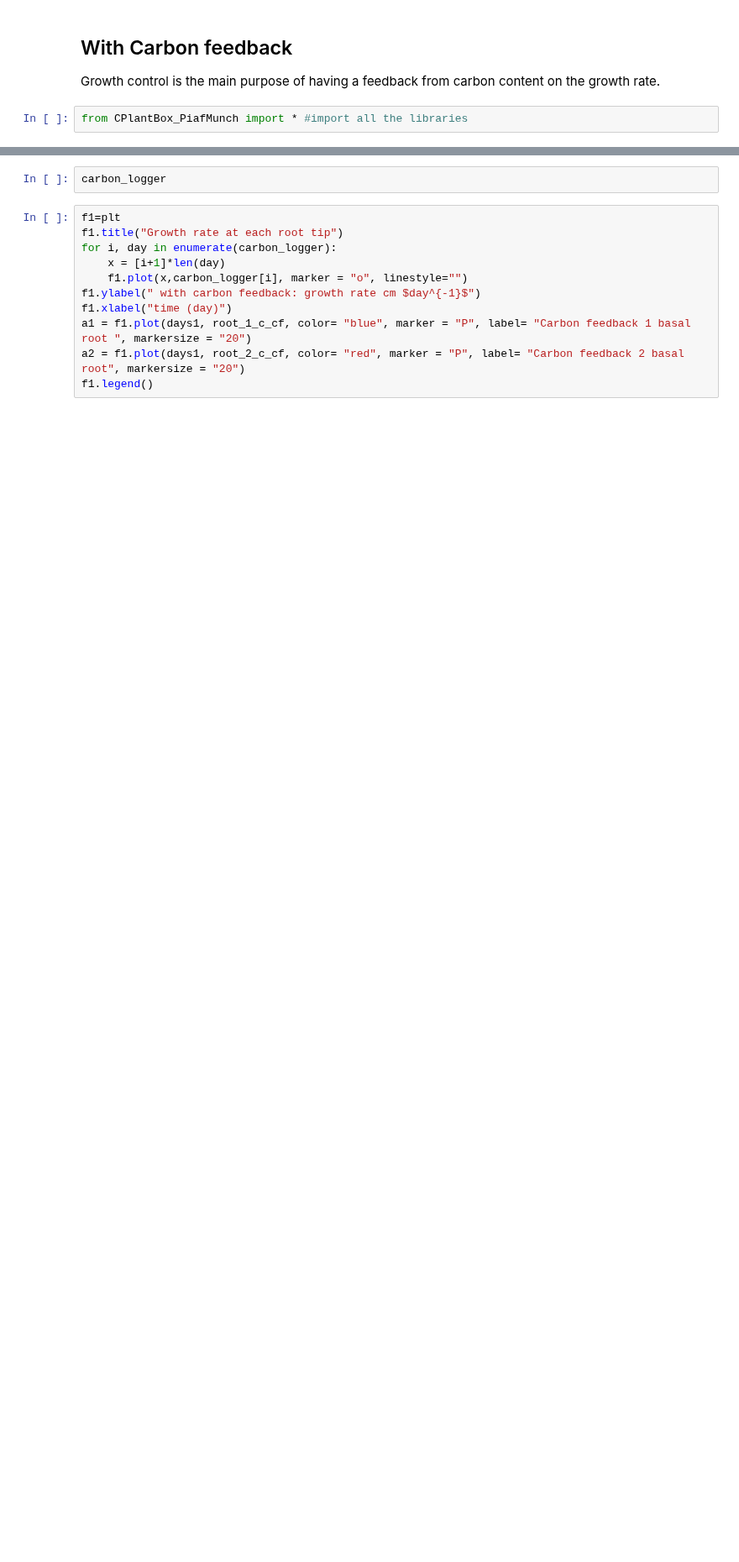
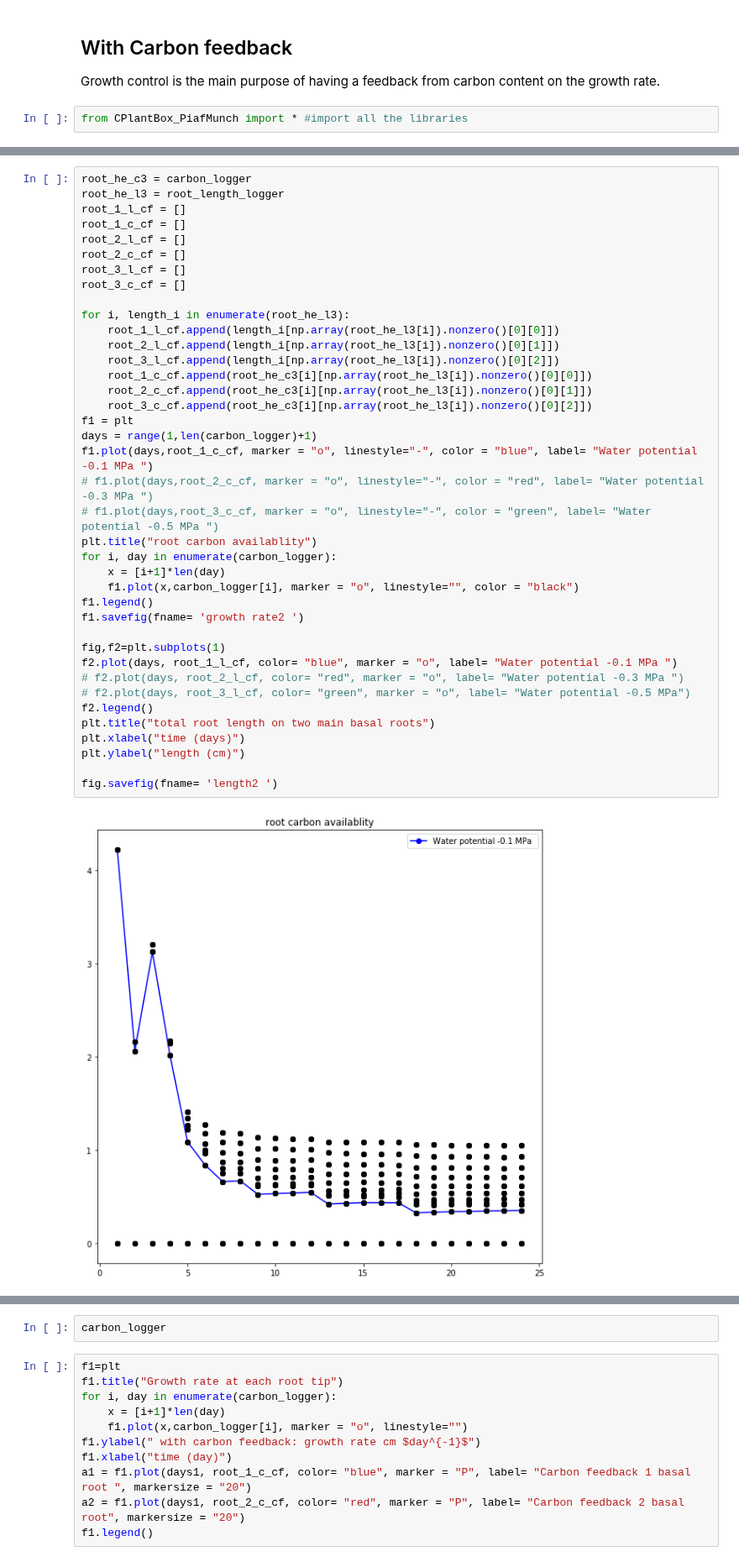
Before and after one commit to Plant-Root-Soil-Interactions-Modelling/CPlantBox, a Jupyter notebook: tutorial/jupyter/NoFB_vs_FB.ipynb, the cells around one changed output, grey strips where cells are left out. Shown at 84% size. Saved outputs shown, nothing was run; the diff lists cells and outputs as text; blank space fills up the shorter version.

```diff
--- a/tutorial/jupyter/NoFB_vs_FB.ipynb
+++ b/tutorial/jupyter/NoFB_vs_FB.ipynb
@@ -158,0 +589,41 @@ Soil_water
+# %%
+root_he_c3 = carbon_logger
+root_he_l3 = root_length_logger
+root_1_l_cf = []
+root_1_c_cf = []
+root_2_l_cf = []
+root_2_c_cf = []
+root_3_l_cf = []
+root_3_c_cf = []
+
+for i, length_i in enumerate(root_he_l3):
+    root_1_l_cf.append(length_i[np.array(root_he_l3[i]).nonzero()[0][0]])
+    root_2_l_cf.append(length_i[np.array(root_he_l3[i]).nonzero()[0][1]])
+    root_3_l_cf.append(length_i[np.array(root_he_l3[i]).nonzero()[0][2]])
+    root_1_c_cf.append(root_he_c3[i][np.array(root_he_l3[i]).nonzero()[0][0]])
+    root_2_c_cf.append(root_he_c3[i][np.array(root_he_l3[i]).nonzero()[0][1]])
+    root_3_c_cf.append(root_he_c3[i][np.array(root_he_l3[i]).nonzero()[0][2]])
+f1 = plt
+days = range(1,len(carbon_logger)+1)
+f1.plot(days,root_1_c_cf, marker = "o", linestyle="-", color = "blue", label= "Water potential -0.1 MPa ")
+# f1.plot(days,root_2_c_cf, marker = "o", linestyle="-", color = "red", label= "Water potential -0.3 MPa ")
+# f1.plot(days,root_3_c_cf, marker = "o", linestyle="-", color = "green", label= "Water potential -0.5 MPa ")
+plt.title("root carbon availablity")
+for i, day in enumerate(carbon_logger):
+    x = [i+1]*len(day)
+    f1.plot(x,carbon_logger[i], marker = "o", linestyle="", color = "black")
+f1.legend()
+f1.savefig(fname= 'growth rate2 ')
+
+fig,f2=plt.subplots(1)
+f2.plot(days, root_1_l_cf, color= "blue", marker = "o", label= "Water potential -0.1 MPa ")
+# f2.plot(days, root_2_l_cf, color= "red", marker = "o", label= "Water potential -0.3 MPa ")
+# f2.plot(days, root_3_l_cf, color= "green", marker = "o", label= "Water potential -0.5 MPa")
+f2.legend()
+plt.title("total root length on two main basal roots")
+plt.xlabel("time (days)")
+plt.ylabel("length (cm)")
+
+fig.savefig(fname= 'length2 ')
+# %% [output]
+[figure, added]
```
Also changed, not shown: parts of 62 cells of this notebook.
